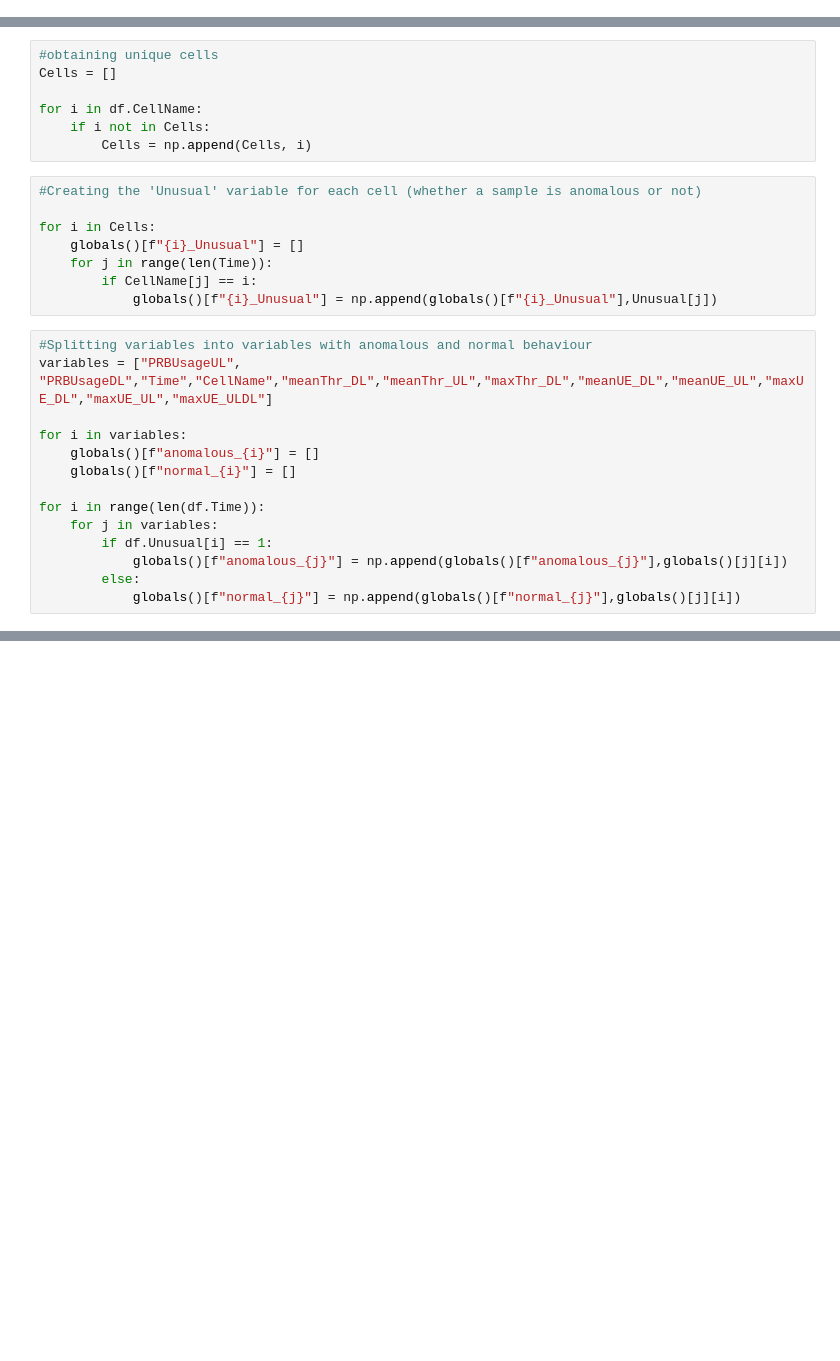
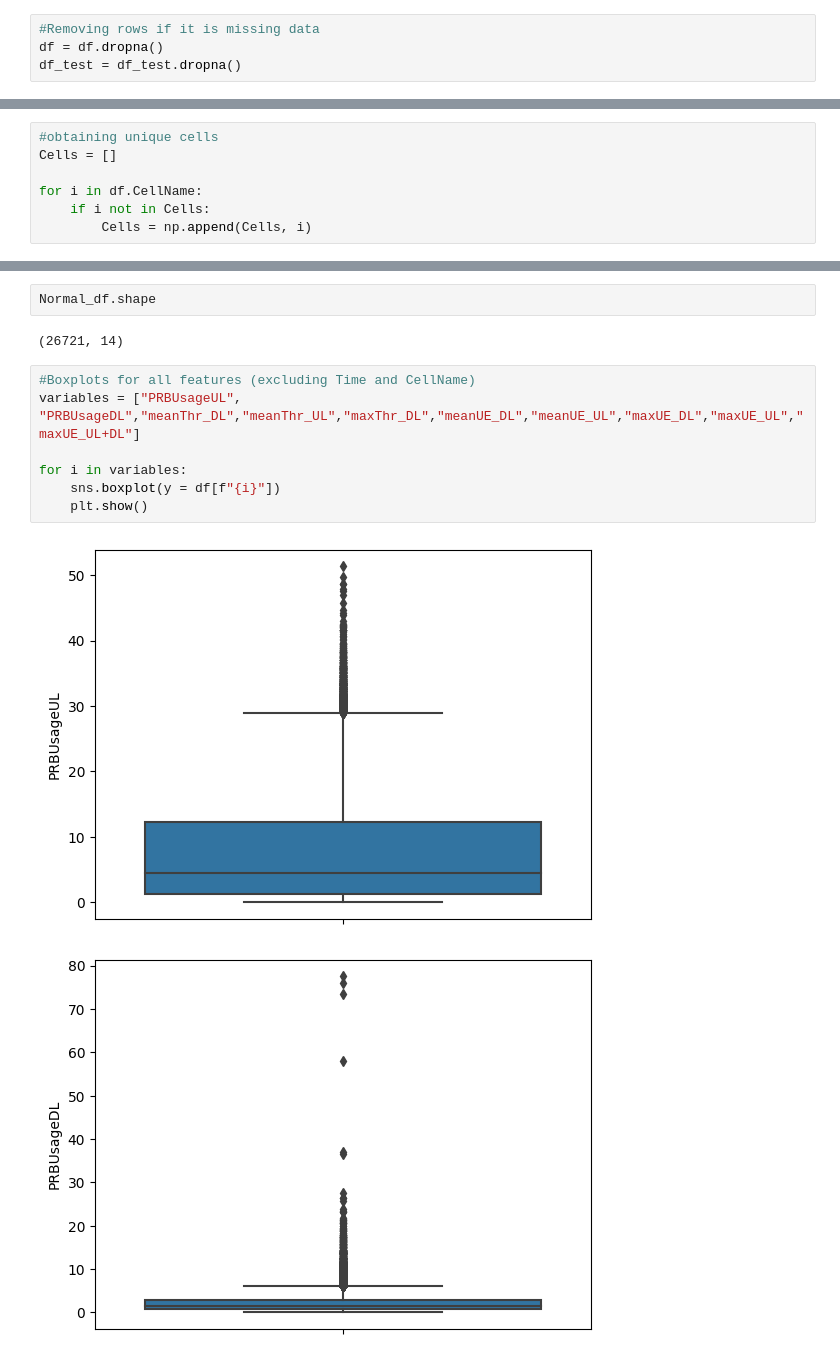
Before and after one commit to pocrca/anomaly_lte, a Jupyter notebook: eda.ipynb, the cells around one changed output, grey strips where cells are left out. Drawn from its saved outputs; the diff is of its cells as text; blank space fills up the shorter version.

```diff
--- a/eda.ipynb
+++ b/eda.ipynb
@@ -55,0 +64,4 @@ Time = pd.to_datetime(df.Time, format = '%H:%M')
+# %%
+#Removing rows if it is missing data
+df = df.dropna()
+df_test = df_test.dropna()
@@ -60,25 +75,3 @@ Cells = []
 for i in df.CellName:
     if i not in Cells:
         Cells = np.append(Cells, i)
-# %%
-#Creating the 'Unusual' variable for each cell (whether a sample is anomalous or not)
-
-for i in Cells:
-    globals()[f"{i}_Unusual"] = []
-    for j in range(len(Time)):
-        if CellName[j] == i:
-            globals()[f"{i}_Unusual"] = np.append(globals()[f"{i}_Unusual"],Unusual[j])
-# %%
-#Splitting variables into variables with anomalous and normal behaviour
-variables = ["PRBUsageUL", "PRBUsageDL","Time","CellName","meanThr_DL","meanThr_UL","maxThr_DL","meanUE_DL","meanUE_UL","maxUE_DL","maxUE_UL","maxUE_ULDL"]
-
-for i in variables:
-    globals()[f"anomalous_{i}"] = []
-    globals()[f"normal_{i}"] = []
-
-for i in range(len(df.Time)):
-    for j in variables:
-        if df.Unusual[i] == 1:
-            globals()[f"anomalous_{j}"] = np.append(globals()[f"anomalous_{j}"],globals()[j][i])
-        else:
-            globals()[f"normal_{j}"] = np.append(globals()[f"normal_{j}"],globals()[j][i])
@@ -84,0 +86,14 @@ for i in range(len(df.Time)):
+# %%
+Normal_df.shape
+# %% [output]
+(26721, 14)
+# %%
+#Boxplots for all features (excluding Time and CellName)
+variables = ["PRBUsageUL", "PRBUsageDL","meanThr_DL","meanThr_UL","maxThr_DL","meanUE_DL","meanUE_UL","maxUE_DL","maxUE_UL","maxUE_UL+DL"]
+
+for i in variables:
+    sns.boxplot(y = df[f"{i}"])
+    plt.show()
+# %% [output]
+[figure, added]
+[figure, added]
```
Also changed, not shown: parts of 9 cells of this notebook.
